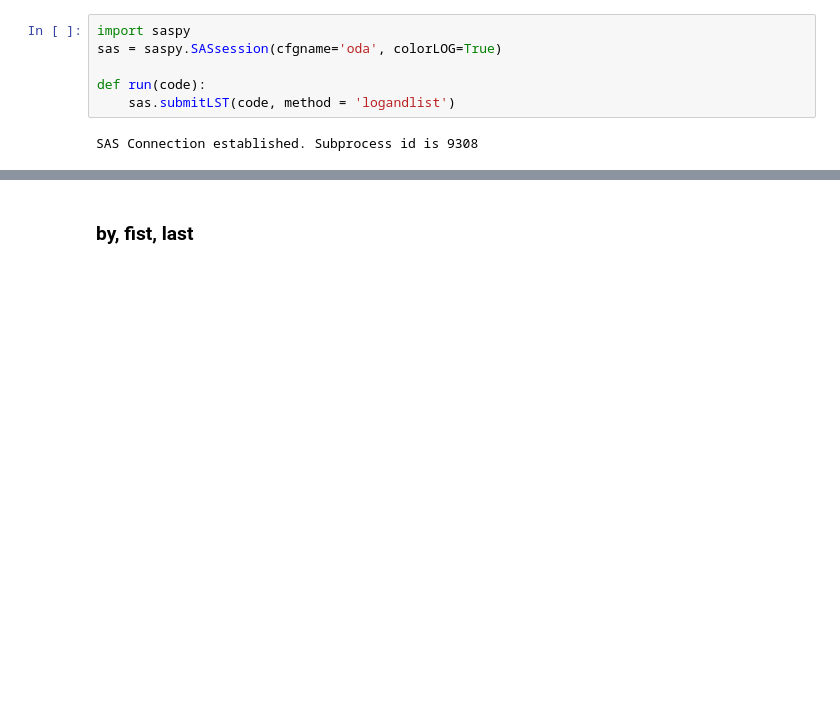
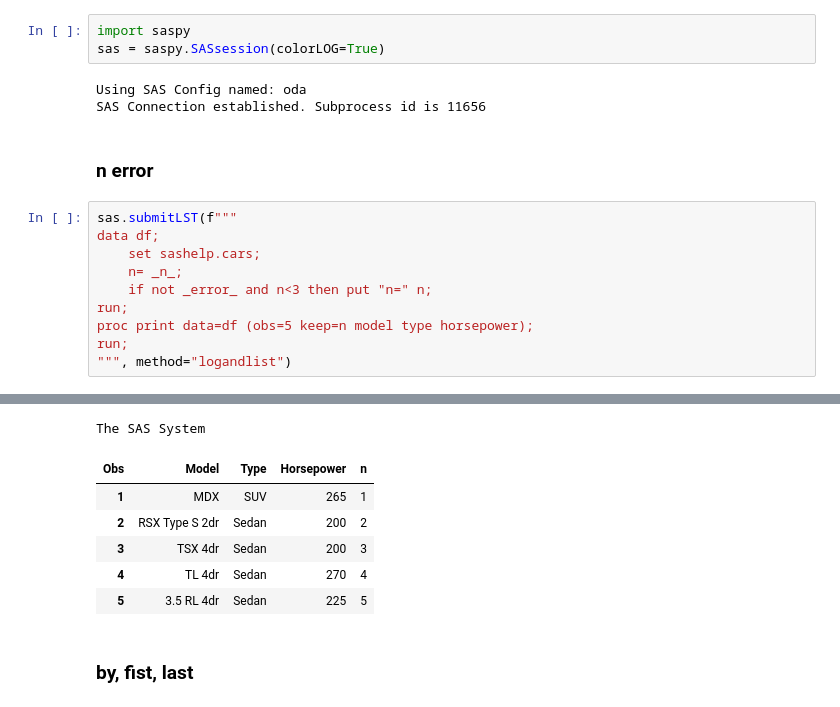
Before and after one commit to 0xdomyz/sas_collection, a Jupyter notebook: data_step/automatic_vars.ipynb, the cells around one changed output, grey strips where cells are left out. Cells and saved outputs as stored; diff of their text form; blank space fills up the shorter version.

```diff
--- a/data_step/automatic_vars.ipynb
+++ b/data_step/automatic_vars.ipynb
@@ -1,8 +1,19 @@
 # %%
 import saspy
-sas = saspy.SASsession(cfgname='oda', colorLOG=True)
-
-def run(code):
-    sas.submitLST(code, method = 'logandlist')
+sas = saspy.SASsession(colorLOG=True)
 # %% [output]
-SAS Connection established. Subprocess id is 9308
+Using SAS Config named: oda
+SAS Connection established. Subprocess id is 11656
+# %% [markdown]
+### n error
+# %%
+sas.submitLST(f"""
+data df;
+    set sashelp.cars;
+    n= _n_;
+    if not _error_ and n<3 then put "n=" n;
+run;
+proc print data=df (obs=5 keep=n model type horsepower);
+run;
+""", method="logandlist")
+# %% [output]
@@ -9,2 +21,9 @@ SAS Connection established. Subprocess id is 9308
+The SAS System
+| Obs | Model | Type | Horsepower | n |
+| 1 | MDX | SUV | 265 | 1 |
+| 2 | RSX Type S 2dr | Sedan | 200 | 2 |
+| 3 | TSX 4dr | Sedan | 200 | 3 |
+| 4 | TL 4dr | Sedan | 270 | 4 |
+| 5 | 3.5 RL 4dr | Sedan | 225 | 5 |
 # %% [markdown]
 ### by, fist, last
```
Also changed, not shown: parts of 7 cells of this notebook.
